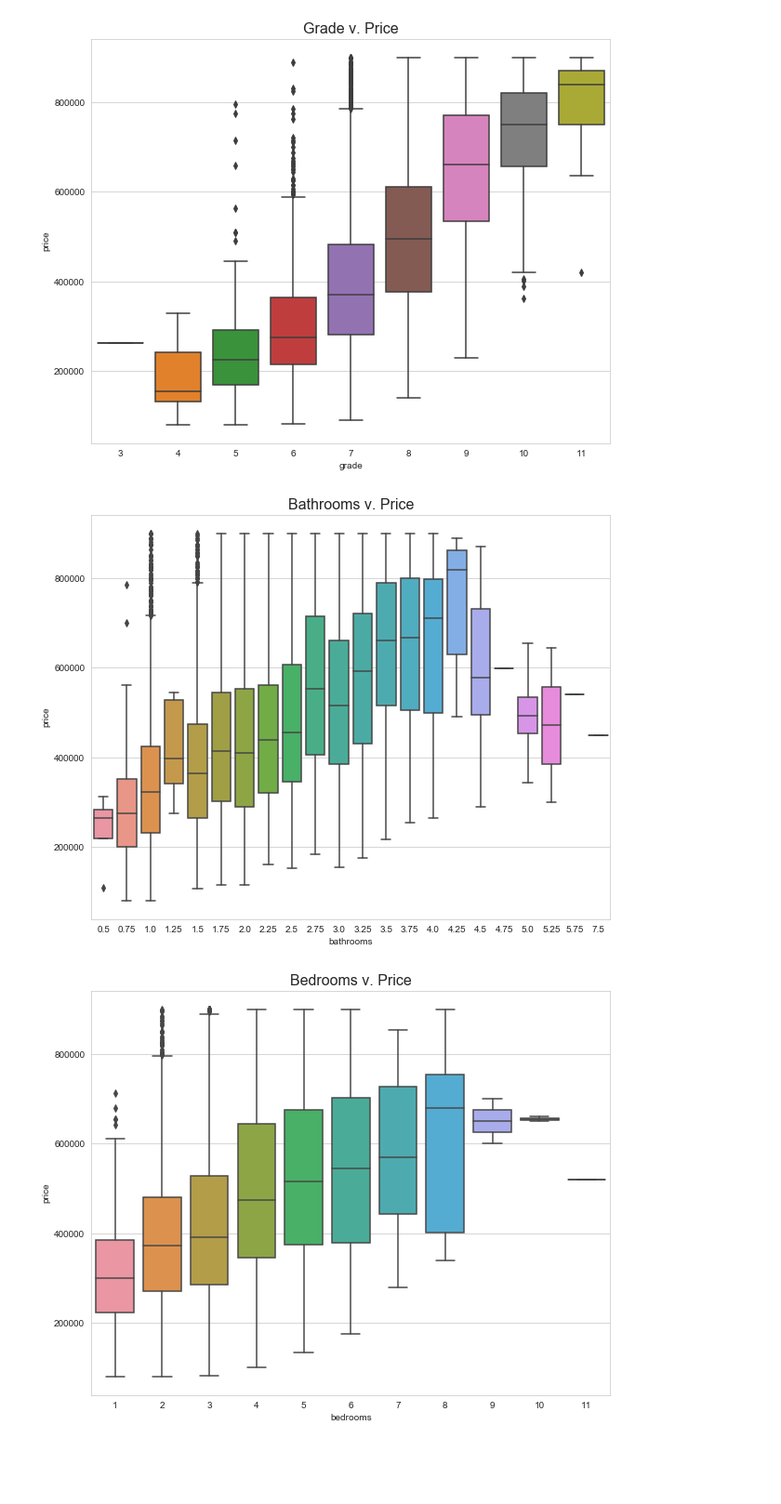
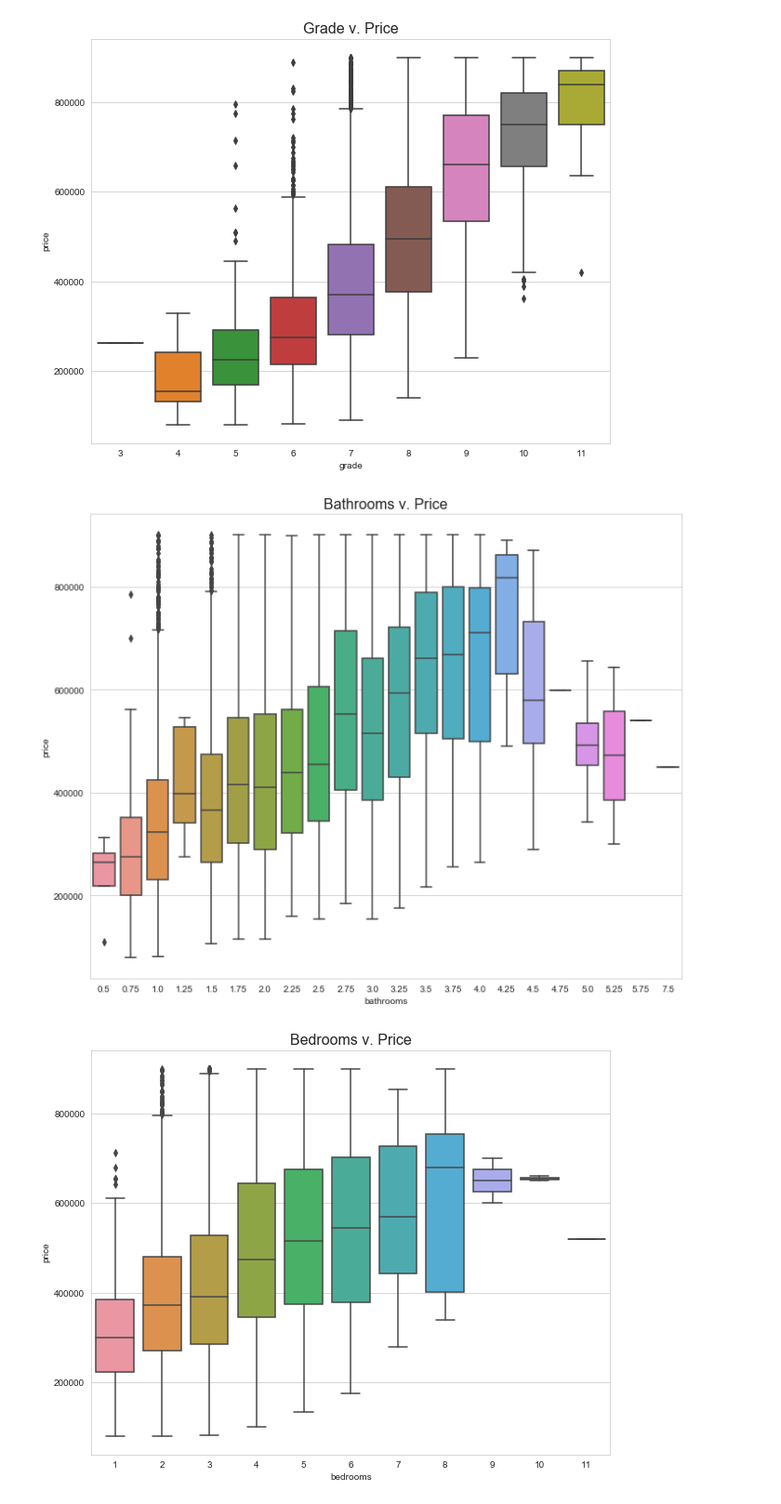
Before and after one commit to dbarth411/Multiple-Linear-Regression-King-County-Housing, a Jupyter notebook: student.ipynb, the cells around one changed output. Shown at 93% size. Drawn from its saved outputs; the diff is of its cells as text; code cells hidden in the pictures; blank space fills up the shorter version.

```diff
--- a/student.ipynb
+++ b/student.ipynb
@@ -783,9 +798,12 @@ sns.boxplot(df.grade, df.price);
 # %%
 plt.figure(figsize=(10, 8))
 plt.title('Bathrooms v. Price', fontsize=16)
-sns.boxplot(df.bathrooms, df.price);
+sns.boxplot(df.bathrooms, df.price)
+plt.tight_layout()
+plt.savefig('Images/Model5')
+plt.show()
 # %% [output]
-[figure, old version]
+[figure, new version]
 # %%
 df = df[df['bathrooms'] < 5.0]
 # %%
```
Also changed, not shown: parts of 23 cells of this notebook, 1 other file.
